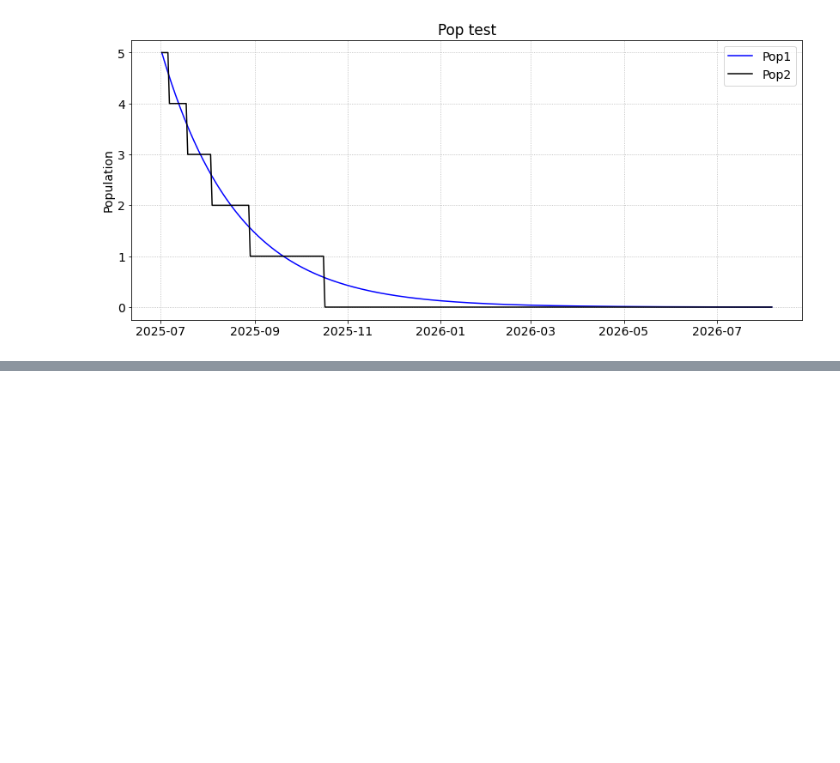
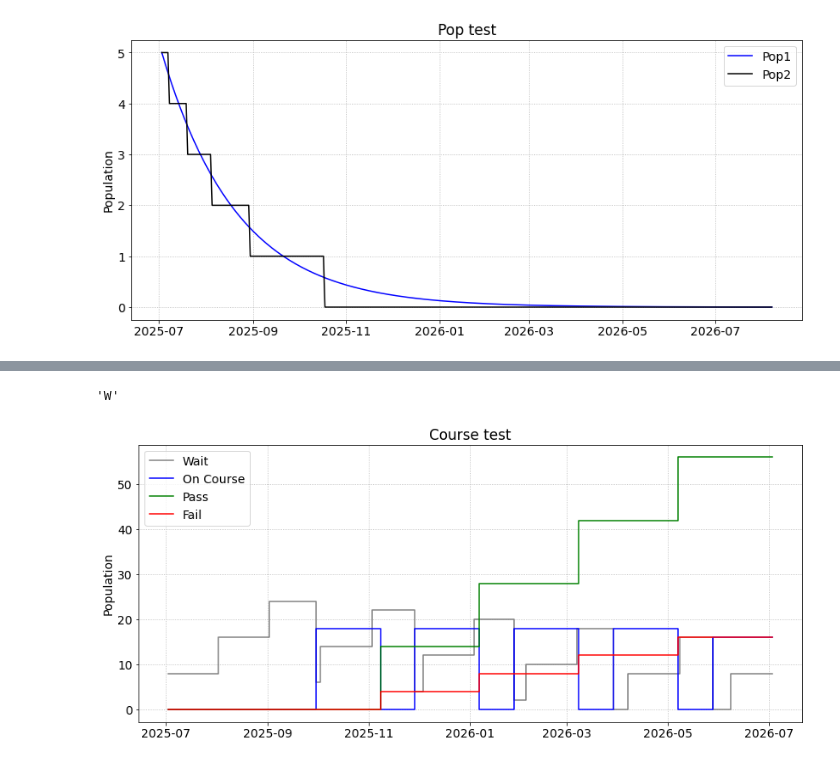
Before and after one commit to DND-DRDC-RDDC/OS_PyCoMod, a Jupyter notebook: test.ipynb, the cells around one changed output, grey strips where cells are left out. Drawn from its saved outputs; the diff is of its cells as text; code cells hidden in the pictures; blank space fills up the shorter version.

```diff
--- a/test.ipynb
+++ b/test.ipynb
@@ -161,0 +199,15 @@ plt.plot(mgr['My run'], 'a', color='orange', label='Attrition rate', step=True)
+# %%
+m5.W.name
+# %% [output]
+'W'
+# %%
+mgr = pcm.RunManager()
+mgr.run(m5, duration=365*1, label='My run')
+# %%
+plt = pcm.Plotter(title='Course test', ylabel='Population', fontsize=14)
+plt.plot(mgr['My run'], 'W', color='grey', label='Wait', step=True)
+plt.plot(mgr['My run'], 'C', color='blue', label='On Course', step=True)
+plt.plot(mgr['My run'], 'P', color='green', label='Pass', step=True)
+plt.plot(mgr['My run'], 'F', color='red', label='Fail', step=True)
+# %% [output]
+[figure, added]
```
Also changed, not shown: parts of 5 cells of this notebook, 2 other files.
